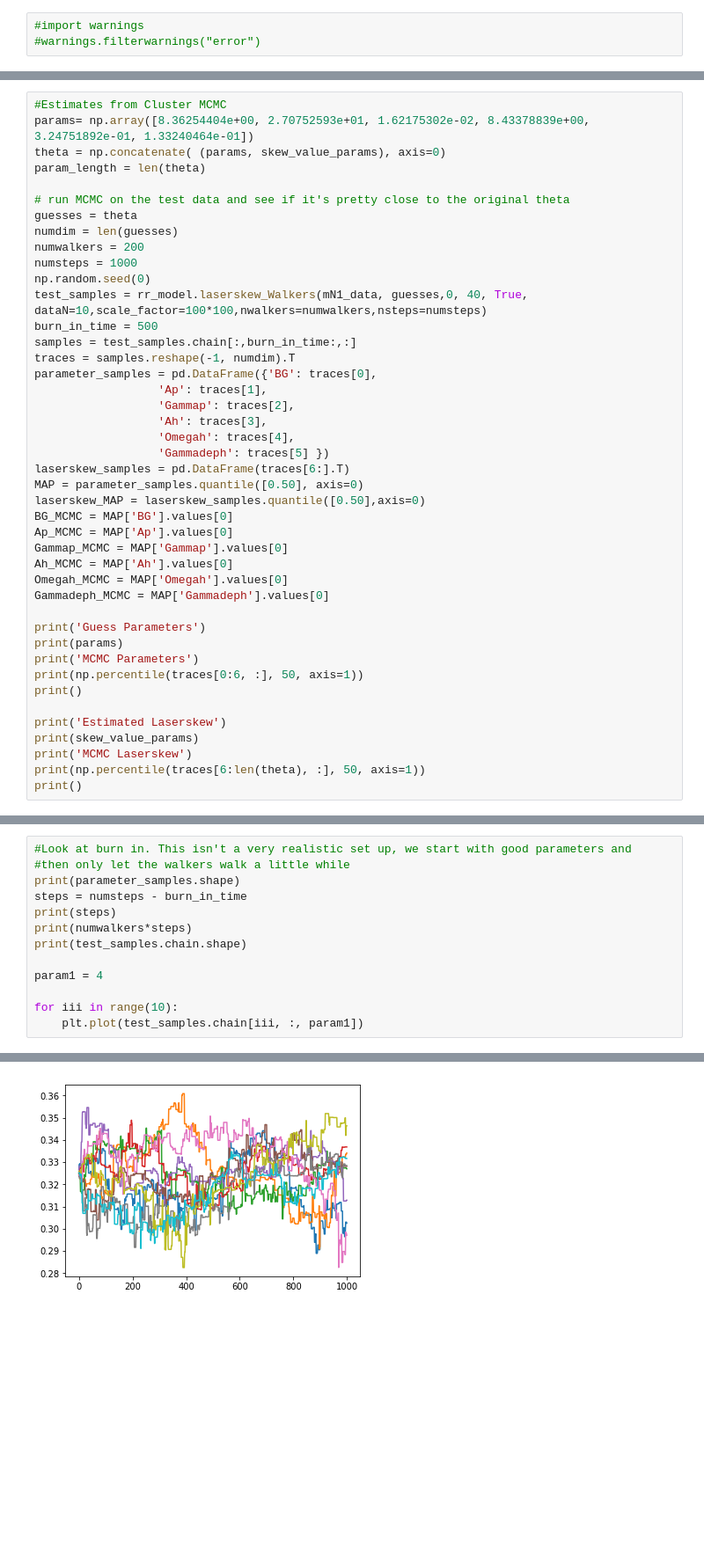
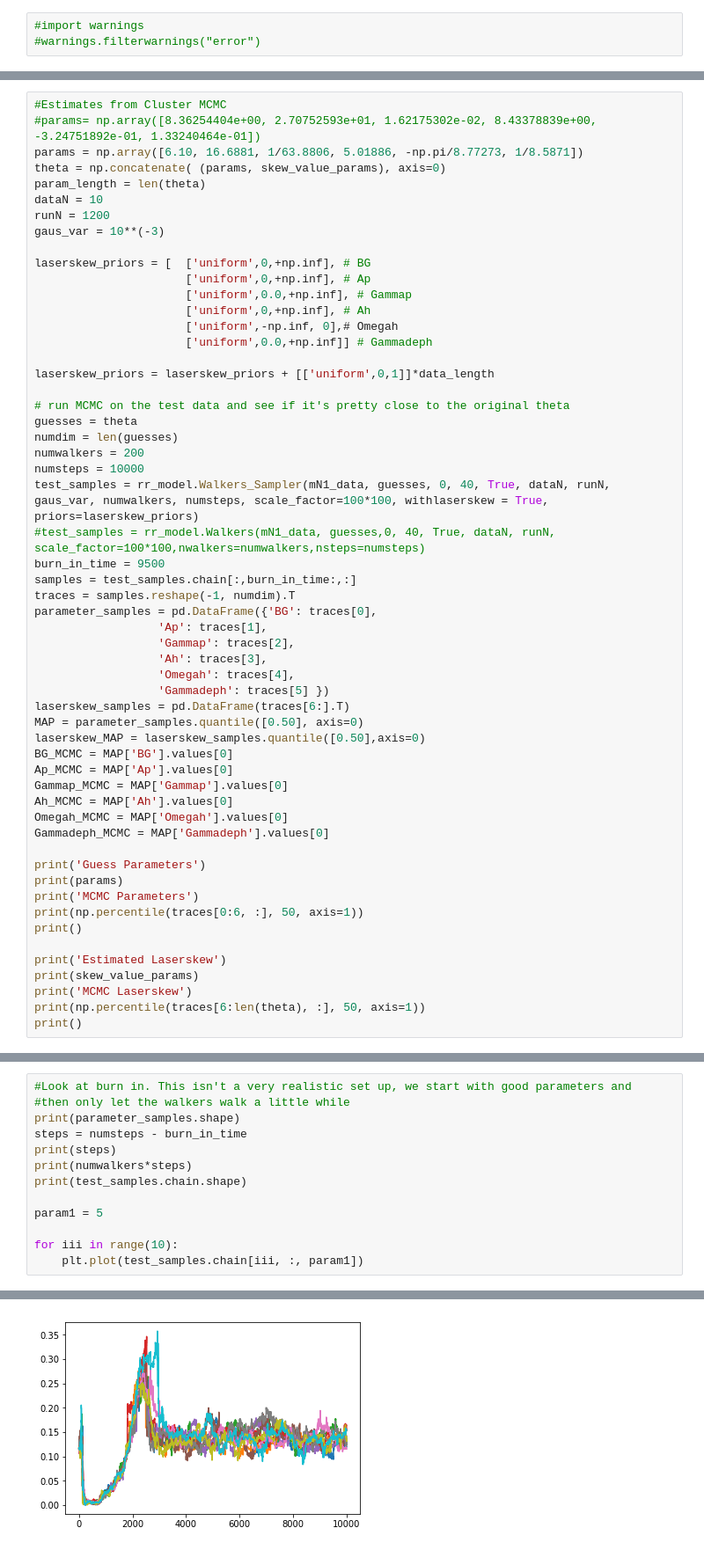
Before and after one commit to phys201/raman_rabi, a Jupyter notebook: realdata.ipynb, the cells around one changed output, grey strips where cells are left out. Shown: that part at 88% size. Saved outputs shown, nothing was run; the diff lists cells and outputs as text; blank space fills up the shorter version.

```diff
--- a/realdata.ipynb
+++ b/realdata.ipynb
@@ -23,17 +24,30 @@ skew_value_params = np.average(mN1_data.get_df().values, axis=1)/greatest
 # %%
 #Estimates from Cluster MCMC
-params= np.array([8.36254404e+00, 2.70752593e+01, 1.62175302e-02, 8.43378839e+00, 3.24751892e-01, 1.33240464e-01])
+#params= np.array([8.36254404e+00, 2.70752593e+01, 1.62175302e-02, 8.43378839e+00, -3.24751892e-01, 1.33240464e-01])
+params = np.array([6.10, 16.6881, 1/63.8806, 5.01886, -np.pi/8.77273, 1/8.5871])
 theta = np.concatenate( (params, skew_value_params), axis=0)
 param_length = len(theta)
+dataN = 10
+runN = 1200
+gaus_var = 10**(-3)
+
+laserskew_priors = [  ['uniform',0,+np.inf], # BG
+                      ['uniform',0,+np.inf], # Ap
+                      ['uniform',0.0,+np.inf], # Gammap
+                      ['uniform',0,+np.inf], # Ah
+                      ['uniform',-np.inf, 0],# Omegah
+                      ['uniform',0.0,+np.inf]] # Gammadeph
+
+laserskew_priors = laserskew_priors + [['uniform',0,1]]*data_length
 
 # run MCMC on the test data and see if it's pretty close to the original theta
 guesses = theta
 numdim = len(guesses)
 numwalkers = 200
-numsteps = 1000
-np.random.seed(0)
-test_samples = rr_model.laserskew_Walkers(mN1_data, guesses,0, 40, True, dataN=10,scale_factor=100*100,nwalkers=numwalkers,nsteps=numsteps)
-burn_in_time = 500
+numsteps = 10000
+test_samples = rr_model.Walkers_Sampler(mN1_data, guesses, 0, 40, True, dataN, runN, gaus_var, numwalkers, numsteps, scale_factor=100*100, withlaserskew = True, priors=laserskew_priors)
+#test_samples = rr_model.Walkers(mN1_data, guesses,0, 40, True, dataN, runN, scale_factor=100*100,nwalkers=numwalkers,nsteps=numsteps)
+burn_in_time = 9500
 samples = test_samples.chain[:,burn_in_time:,:]
 traces = samples.reshape(-1, numdim).T
 parameter_samples = pd.DataFrame({'BG': traces[0],
@@ -127,7 +143,7 @@ print(steps)
 print(numwalkers*steps)
 print(test_samples.chain.shape)
 
-param1 = 4
+param1 = 5
 
 for iii in range(10):
     plt.plot(test_samples.chain[iii, :, param1])
@@ -139 +155 @@ for iii in range(10):
-[figure, old version]
+[figure, new version]
```
Also changed, not shown: parts of 10 cells of this notebook, 2 other files.
